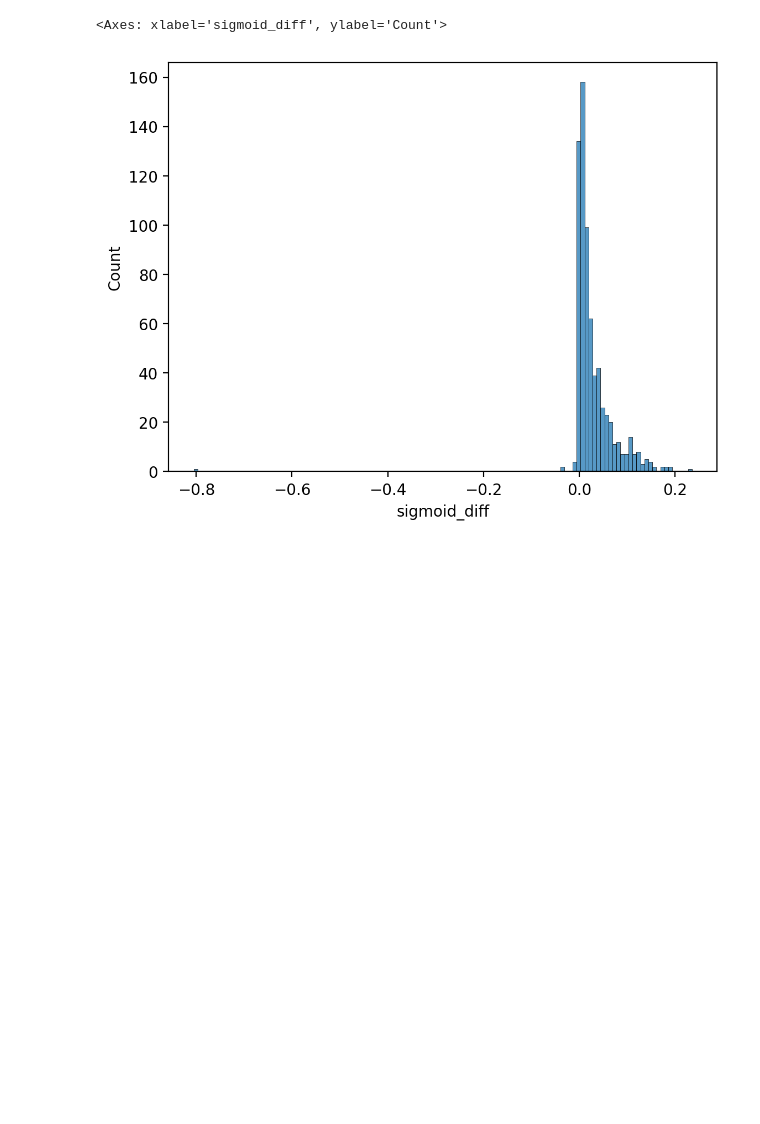
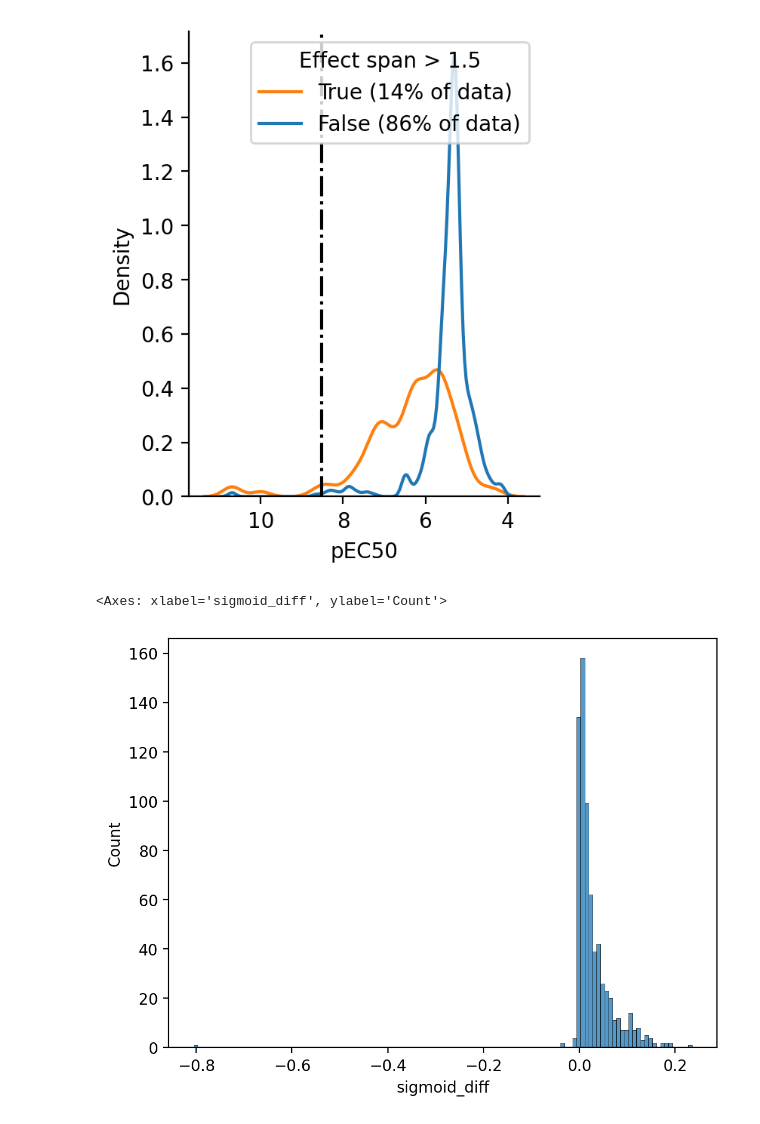
Before and after one commit to nictru/SystemsBioMedicine, a Jupyter notebook: fitting.ipynb, the cells around one changed output. Drawn from its saved outputs; the diff is of its cells as text; code cells hidden in the pictures; blank space fills up the shorter version.

```diff
--- a/fitting.ipynb
+++ b/fitting.ipynb
@@ -116,5 +120,17 @@ plt.legend()
 # %%
 df_curvecurator = fit(df_curvecurator, df_doses, target_pec50_range)
+# %%
+sns.kdeplot(df_curvecurator, x="pEC50", hue="Effect span > 1.5", common_norm=False, bw_adjust=0.5)
+sns.despine()
+plt.axvline(target_pec50, color="black", linestyle="-.", label=f"Target ({target}) pEC50" if target else "Target pEC50")
+pct_false = 100 * (1-df_curvecurator["Effect span > 1.5"].mean())
+pct_true = 100 * df_curvecurator["Effect span > 1.5"].mean()
+# Change legend labels
+plt.legend(title="Effect span > 1.5", labels=[f"True ({pct_true:.0f}% of data)", f"False ({pct_false:.0f}% of data)"])
+plt.gcf().set_size_inches(3, 4)
+plt.gca().invert_xaxis()
+# %% [output]
+[figure, added]
 # %%
 sns.histplot(df_curvecurator, x="sigmoid_diff")
 # %% [output]
```
Also changed, not shown: parts of 9 cells of this notebook, 2 other files.
